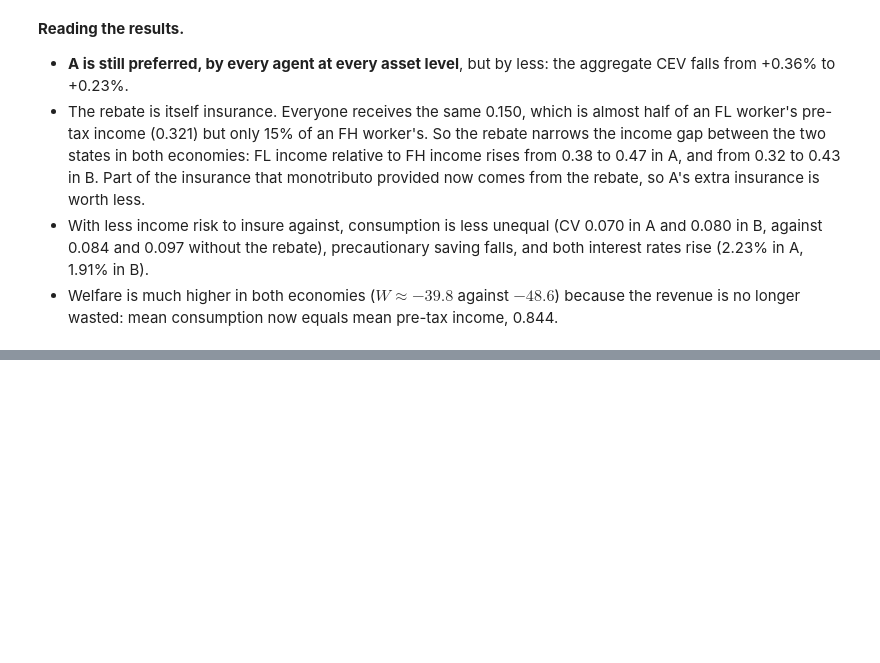
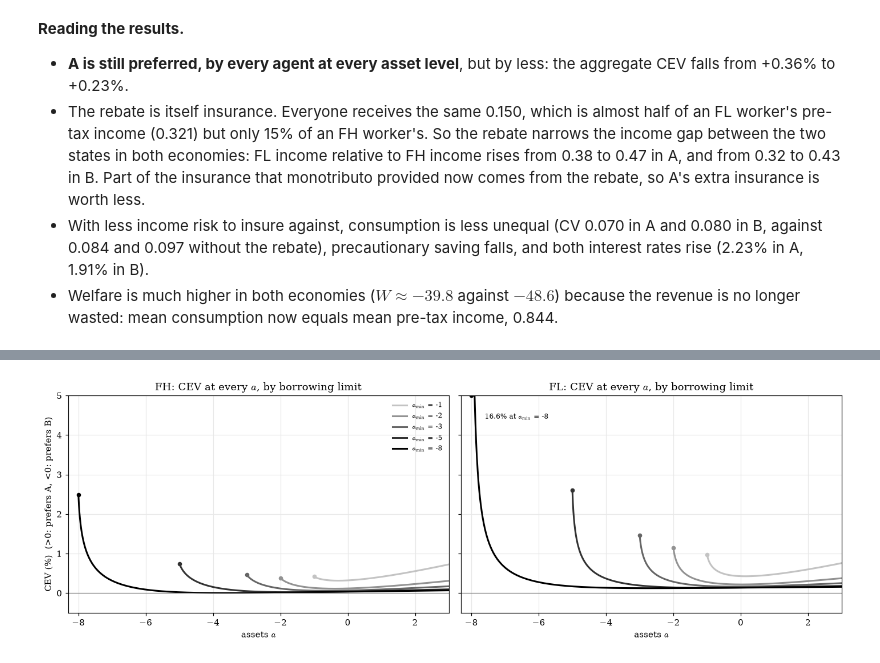
Before and after one commit to gtriberti9/Thesis_ArgFiscal, a Jupyter notebook: building_pipeline/formal_econ.ipynb, the cells around one changed output, grey strips where cells are left out. Drawn from its saved outputs; the diff is of its cells as text; code cells hidden in the pictures; blank space fills up the shorter version.

```diff
--- a/building_pipeline/formal_econ.ipynb
+++ b/building_pipeline/formal_econ.ipynb
@@ -1178,0 +1265,18 @@ plt.tight_layout(); plt.show()
+# %%
+fig, axes = plt.subplots(1, 2, figsize=(13, 4.4), sharey=True)
+shades = plt.cm.Greys(np.linspace(0.35, 1.0, len(AMIN_LIST)))
+YTOP = 5.0
+for j, nm in enumerate(FORMAL):
+    ax = axes[j]
+    for am, col in zip(AMIN_LIST, shades):
+        R = deep[am]; v0 = R["cev"][0, j]
+        ax.plot(R["p"]["a"], R["cev"][:, j], color=col, lw=2, label=f"$a_{{\\min}}$ = {am:g}")
+        ax.plot(am, min(v0, YTOP), "o", color=col, ms=4)               # dot = the borrowing limit of that economy
+        if v0 > YTOP:
+            ax.annotate(f"{v0:.1f}% at $a_{{\\min}}$ = {am:g}", xy=(am, YTOP), xytext=(am + 0.4, YTOP - 0.6), fontsize=8)
+    ax.axhline(0, color="grey", lw=0.8); ax.set_xlim(min(AMIN_LIST) - 0.3, 3.0); ax.set_ylim(-0.5, YTOP)
+    ax.set_title(f"{nm}: CEV at every $a$, by borrowing limit"); ax.set_xlabel("assets $a$")
+axes[0].set_ylabel("CEV (%)  (>0: prefers A, <0: prefers B)"); axes[0].legend(fontsize=8)
+plt.tight_layout(); plt.show()
+# %% [output]
+[figure, added]
```
Also changed, not shown: parts of 9 cells of this notebook, 1 other file.
